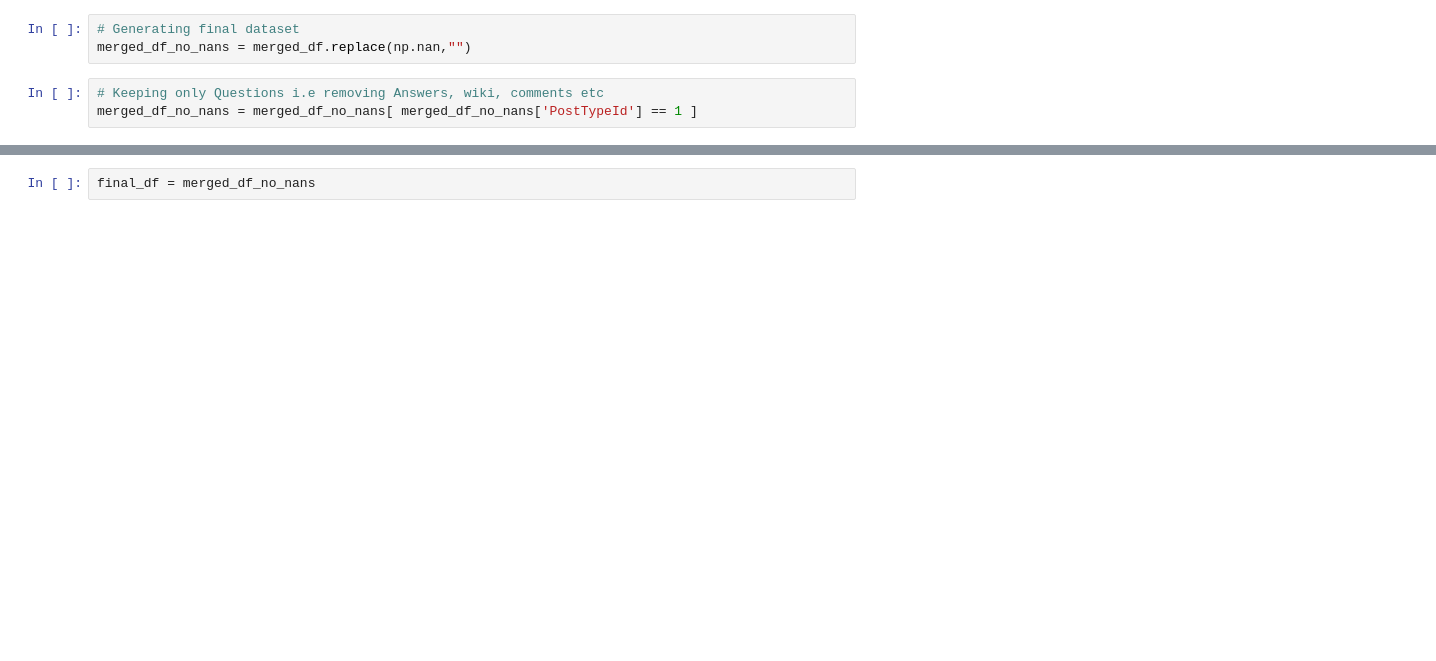
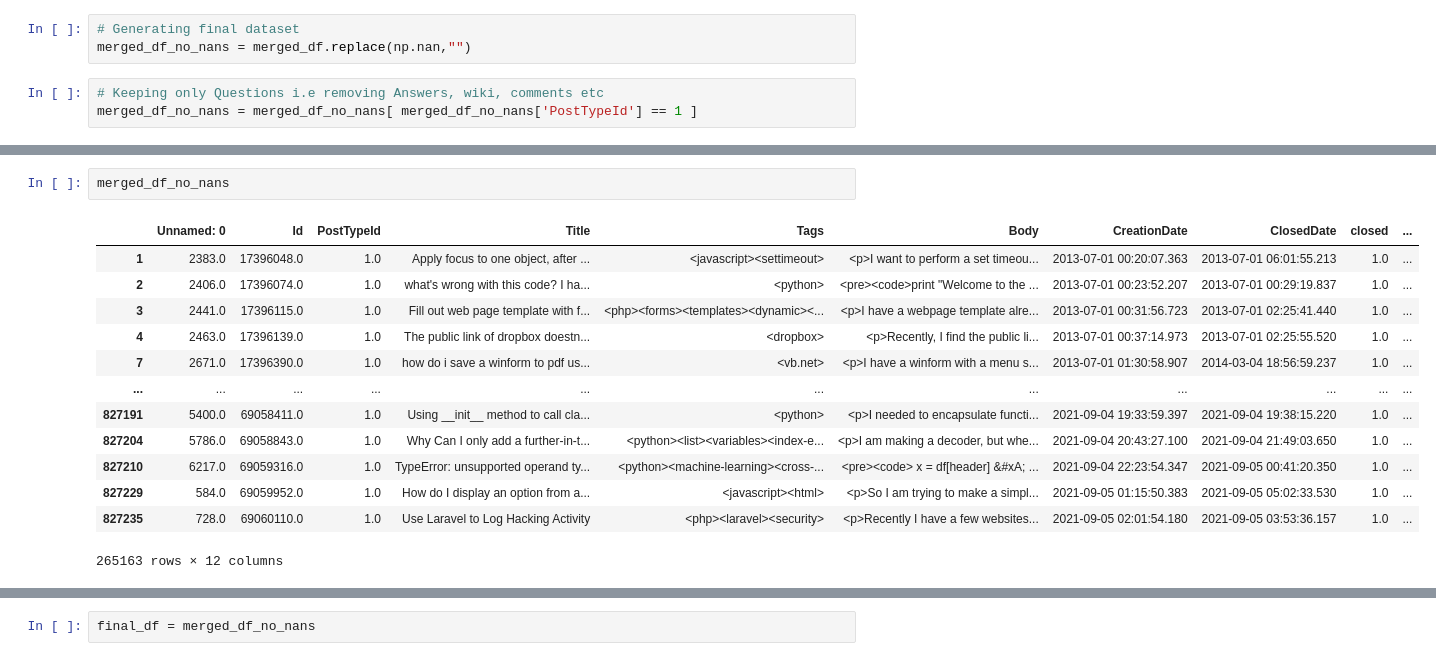
Before and after one commit to Kadam-Tushar/Why-Will-My-Question-Be-Closed, a Jupyter notebook: notebooks/EDA.ipynb, the cells around one changed output, grey strips where cells are left out. Drawn from its saved outputs; the diff is of its cells as text; blank space fills up the shorter version.

```diff
--- a/notebooks/EDA.ipynb
+++ b/notebooks/EDA.ipynb
@@ -104 +177,17 @@ merged_df_no_nans['closed'].value_counts()
 Name: closed, dtype: int64
+# %%
+merged_df_no_nans
+# %% [output]
+|  | Unnamed: 0 | Id | PostTypeId | Title | Tags | Body | CreationDate | ClosedDate | closed | ... |
+| 1 | 2383.0 | 17396048.0 | 1.0 | Apply focus to one object, after ... | <javascript><settimeout> | <p>I want to perform a set timeou... | 2013-07-01 00:20:07.363 | 2013-07-01 06:01:55.213 | 1.0 | ... |
+| 2 | 2406.0 | 17396074.0 | 1.0 | what's wrong with this code? I ha... | <python> | <pre><code>print "Welcome to the ... | 2013-07-01 00:23:52.207 | 2013-07-01 00:29:19.837 | 1.0 | ... |
+| 3 | 2441.0 | 17396115.0 | 1.0 | Fill out web page template with f... | <php><forms><templates><dynamic><... | <p>I have a webpage template alre... | 2013-07-01 00:31:56.723 | 2013-07-01 02:25:41.440 | 1.0 | ... |
+| 4 | 2463.0 | 17396139.0 | 1.0 | The public link of dropbox doestn... | <dropbox> | <p>Recently, I find the public li... | 2013-07-01 00:37:14.973 | 2013-07-01 02:25:55.520 | 1.0 | ... |
+| 7 | 2671.0 | 17396390.0 | 1.0 | how do i save a winform to pdf us... | <vb.net> | <p>I have a winform with a menu s... | 2013-07-01 01:30:58.907 | 2014-03-04 18:56:59.237 | 1.0 | ... |
+| ... | ... | ... | ... | ... | ... | ... | ... | ... | ... | ... |
+| 827191 | 5400.0 | 69058411.0 | 1.0 | Using __init__ method to call cla... | <python> | <p>I needed to encapsulate functi... | 2021-09-04 19:33:59.397 | 2021-09-04 19:38:15.220 | 1.0 | ... |
+| 827204 | 5786.0 | 69058843.0 | 1.0 | Why Can I only add a further-in-t... | <python><list><variables><index-e... | <p>I am making a decoder, but whe... | 2021-09-04 20:43:27.100 | 2021-09-04 21:49:03.650 | 1.0 | ... |
+| 827210 | 6217.0 | 69059316.0 | 1.0 | TypeError: unsupported operand ty... | <python><machine-learning><cross-... | <pre><code> x = df[header] &#xA; ... | 2021-09-04 22:23:54.347 | 2021-09-05 00:41:20.350 | 1.0 | ... |
+| 827229 | 584.0 | 69059952.0 | 1.0 | How do I display an option from a... | <javascript><html> | <p>So I am trying to make a simpl... | 2021-09-05 01:15:50.383 | 2021-09-05 05:02:33.530 | 1.0 | ... |
+| 827235 | 728.0 | 69060110.0 | 1.0 | Use Laravel to Log Hacking Activity | <php><laravel><security> | <p>Recently I have a few websites... | 2021-09-05 02:01:54.180 | 2021-09-05 03:53:36.157 | 1.0 | ... |
+265163 rows × 12 columns
```
Also changed, not shown: parts of 20 cells of this notebook, 8 other files.
